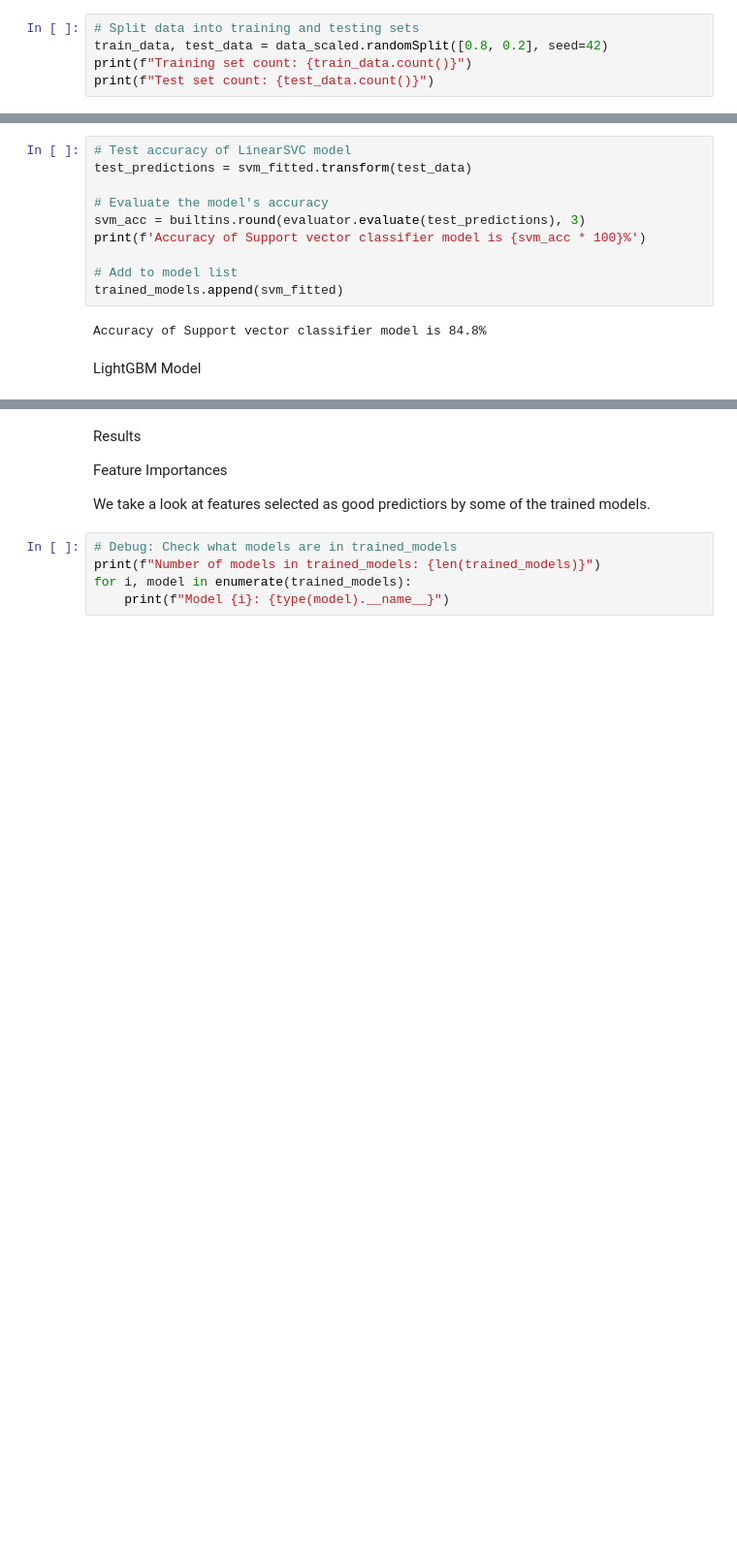
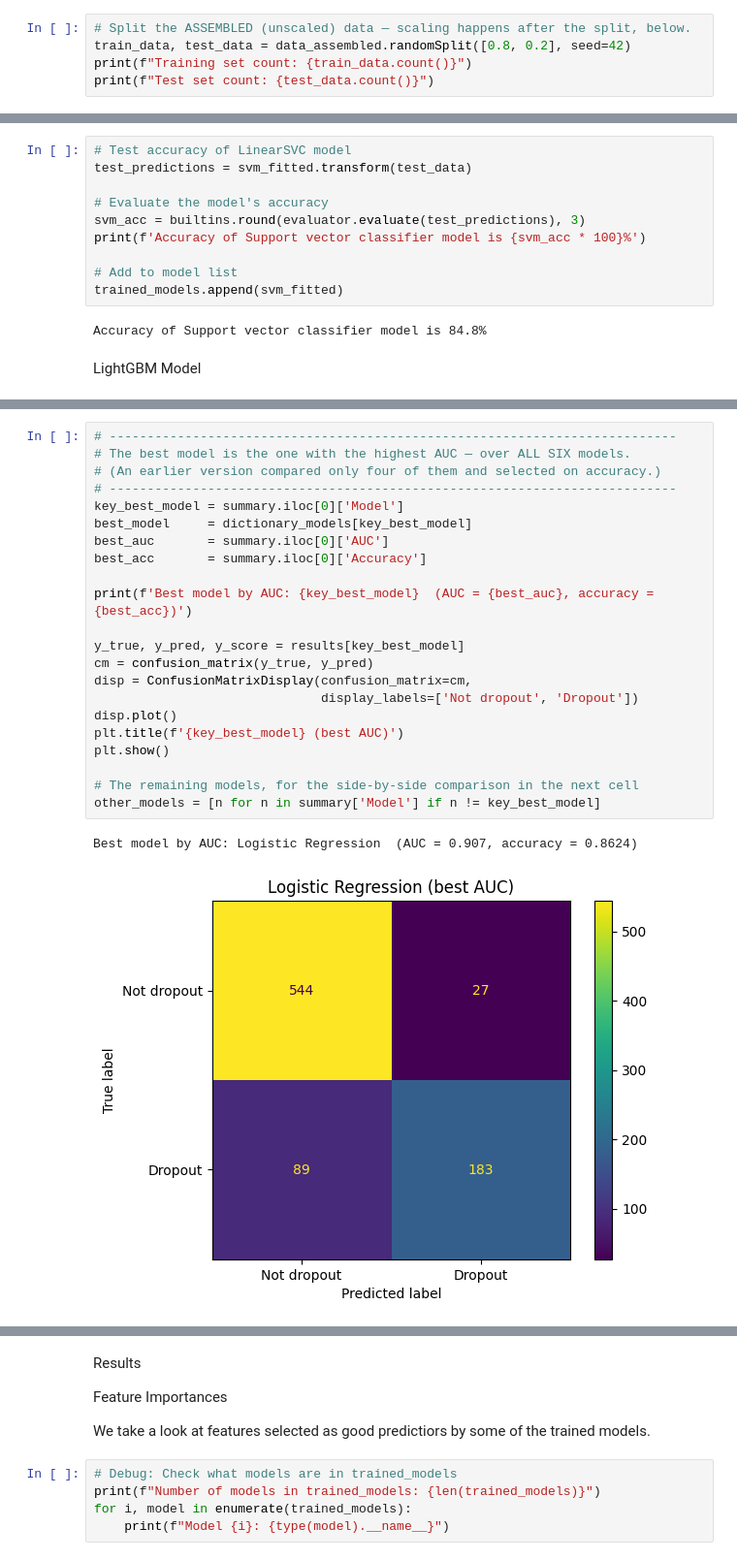
Before and after one commit to Soukthavilay/lightGBM-student-prediction, a Jupyter notebook: Student_Perfor.ipynb, the cells around one changed output, grey strips where cells are left out. Shown at 97% size. Drawn from its saved outputs; the diff is of its cells as text; blank space fills up the shorter version.

```diff
--- a/Student_Perfor.ipynb
+++ b/Student_Perfor.ipynb
@@ -1067,7 +1191,7 @@ The data is first split into training, validation and test sets, with the random
 ### Splitting the training and test sets
 # %%
-# Split data into training and testing sets
-train_data, test_data = data_scaled.randomSplit([0.8, 0.2], seed=42)
+# Split the ASSEMBLED (unscaled) data — scaling happens after the split, below.
+train_data, test_data = data_assembled.randomSplit([0.8, 0.2], seed=42)
 print(f"Training set count: {train_data.count()}")
 print(f"Test set count: {test_data.count()}")
 # %% [output]
@@ -1550,0 +1731,25 @@ Confusion matrix for other classifiers
+# %%
+# ---------------------------------------------------------------------------
+# The best model is the one with the highest AUC — over ALL SIX models.
+# (An earlier version compared only four of them and selected on accuracy.)
+# ---------------------------------------------------------------------------
+key_best_model = summary.iloc[0]['Model']
+best_model     = dictionary_models[key_best_model]
+best_auc       = summary.iloc[0]['AUC']
+best_acc       = summary.iloc[0]['Accuracy']
+
+print(f'Best model by AUC: {key_best_model}  (AUC = {best_auc}, accuracy = {best_acc})')
+
+y_true, y_pred, y_score = results[key_best_model]
+cm = confusion_matrix(y_true, y_pred)
+disp = ConfusionMatrixDisplay(confusion_matrix=cm,
+                              display_labels=['Not dropout', 'Dropout'])
+disp.plot()
+plt.title(f'{key_best_model} (best AUC)')
+plt.show()
+
+# The remaining models, for the side-by-side comparison in the next cell
+other_models = [n for n in summary['Model'] if n != key_best_model]
+# %% [output]
+Best model by AUC: Logistic Regression  (AUC = 0.907, accuracy = 0.8624)
+[figure, added]
```
Also changed, not shown: parts of 69 cells of this notebook.
